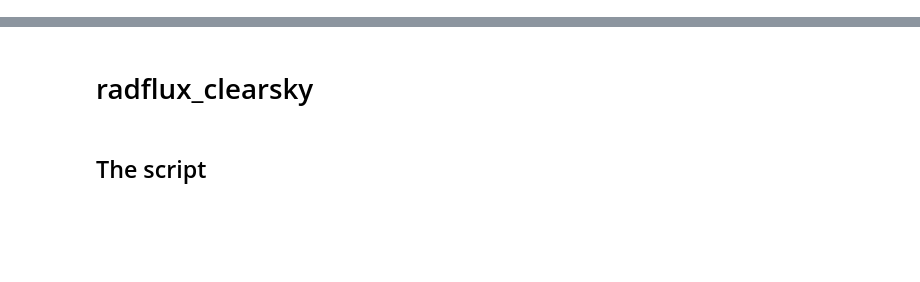
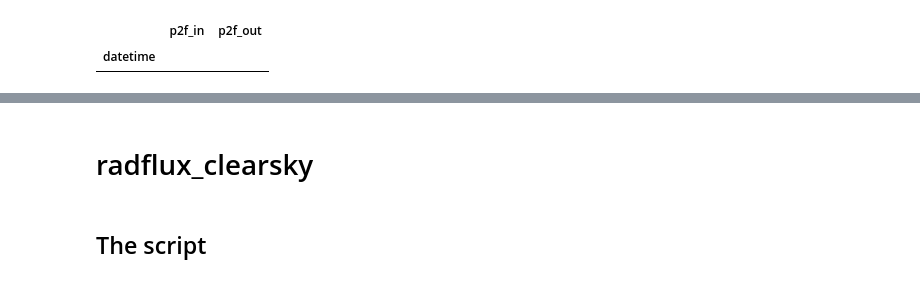
Before and after one commit to hagne/SURFRAD, a Jupyter notebook: notebooks/production/clamps3/radiation2netcdf.ipynb, the cells around one changed output, grey strips where cells are left out. Cells and saved outputs as stored; diff of their text form; code cells hidden in the pictures; blank space fills up the shorter version.

Commit message:
new: clamps3 _radflux scirpt

```diff
--- a/notebooks/production/clamps3/radiation2netcdf.ipynb
+++ b/notebooks/production/clamps3/radiation2netcdf.ipynb
@@ -0,0 +10,34 @@
+# %%
+subfld = 'bla'
+real_time = True
+start = '2025-09-03'
+end = days = None
+prefix = '/Volumes'
+
+
+p2fld_in = f'{prefix}/grad/gradobs/raw/short_term/clamps3/radsys/netcdf/radiation/v1.1/'
+p2fld_out = f'{prefix}/grad/gradobs/raw/short_term/clamps3/radsys/netcdf/radiation/{{version}}/{subfld}/'
+site = atmms.Station(lat=39.94713, lon = -105.19635, alt = 1742.04, name = 'clamps3 at Marshall', abbreviation='clamps3', state = 'CO')
+
+radflux_parameters_db = f'{prefix}/grad/gradobs/raw/short_term/clamps3/radsys/netcdf/radiation/radflux_params_1.0.db'
+path2raflux_setting = f'{prefix}/grad/gradobs/raw/short_term/clamps3/radsys/netcdf/radiation/radflux_settings_1.0.toml'
+
+ci = srfrf.RadfluxClamps3(
+    p2fld_in=p2fld_in,
+    p2fld_out=p2fld_out,
+    # database=None,
+    file_name_format='*{date:%Y%m%d}*',
+    output_file_format='{site}_radflux_{date}.nc',
+    start=start,
+    end=end,
+    days = days,
+    real_time=real_time,
+    input_directory_structure='yearly',
+    # output_directory_structure=None,
+    # file_complete_check=True,
+    reporter=None,
+    verbose=True,
+    radflux_parameters_db = radflux_parameters_db,
+    path2raflux_setting = path2raflux_setting,
+    site = site
+)
@@ -0,0 +48,5 @@
+# %%
+ci.workplan
+# %% [output]
+|  | p2f_in | p2f_out |
+| datetime |  |  |
```
Also changed, not shown: parts of 13 cells of this notebook, 3 other files.
